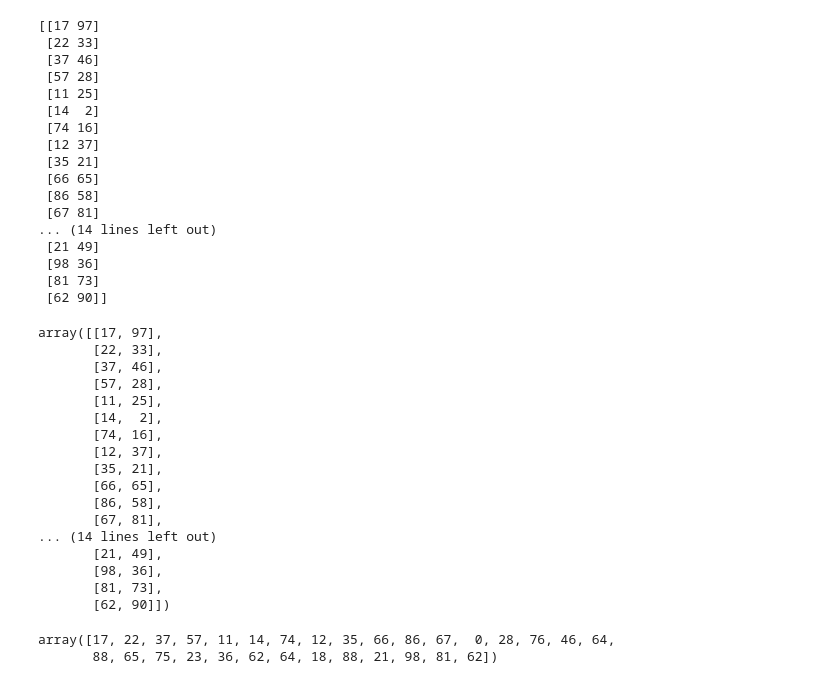
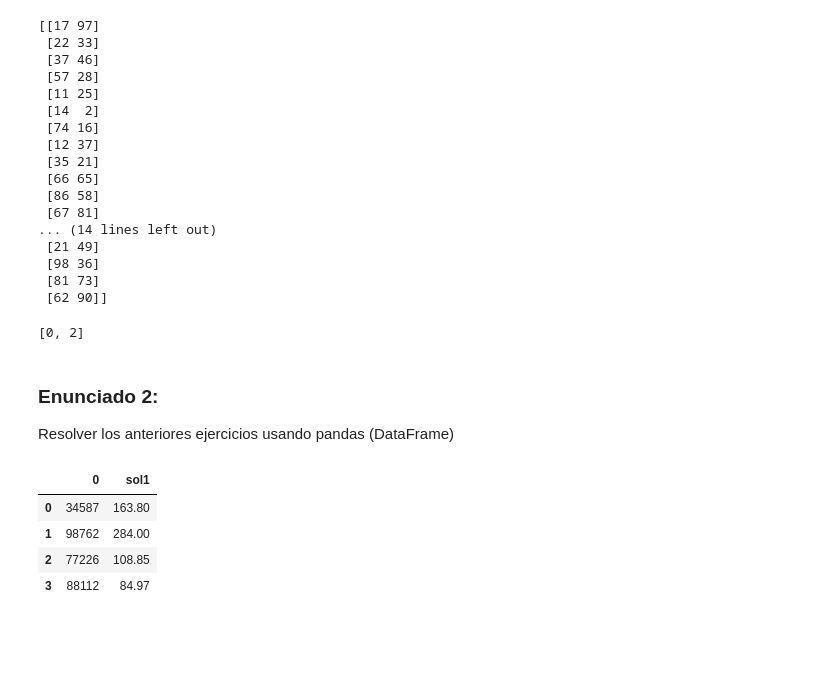
Before and after one commit to Tania-Bell/Tarea2_TBell_JSGonzalez, a Jupyter notebook: Tarea_2.ipynb, the cells around one changed output. Drawn from its saved outputs; the diff is of its cells as text; code cells hidden in the pictures; blank space fills up the shorter version.

Commit message:
Segundo Intento Tania
Segundo intento para completar los enunciados, falta la solucion 2 cambiarlo a reduce y completar la seccion en pandas.

```diff
--- a/Tarea_2.ipynb
+++ b/Tarea_2.ipynb
@@ -78,16 +73,0 @@ TypeError: 'int' object is not subscriptable
-# %%
-orders = [[1, ("5464", 4, 9.99), ("8274",18,12.99), ("9744", 9, 44.95)],
-          [2, ("5464", 9, 9.99), ("9744", 9, 44.95)],
-          [3, ("5464", 9, 9.99), ("88112", 11, 24.99)],
-          [4, ("8732", 7, 11.99), ("7733",11,18.99), ("88112", 5, 39.95)] ]
-x = []
-for n in range(len(orders)):
-    if len(orders[n]) == 4:
-        for k in range(len(orders[n])):
-            for p in range(orders[n][k]):
-                if isinstance(orders[n][k], (list, tuple)):
-                    x.append(orders[n][k][p])
-                else:
-                    x.append(orders[n][k])
-
-x
@@ -167,34 +145,13 @@ print(point_xy)
  [98 36]
  [81 73]
  [62 90]]
-# %%
-np.minimum.reduce([point_xy])
-# %% [output]
-array([[17, 97],
-       [22, 33],
-       [37, 46],
-       [57, 28],
-       [11, 25],
-       [14,  2],
-       [74, 16],
-       [12, 37],
-       [35, 21],
-       [66, 65],
-       [86, 58],
-       [67, 81],
-... (14 lines left out)
-       [21, 49],
-       [98, 36],
-       [81, 73],
-       [62, 90]])
 # %%
-x = []
-for i in range(len(point_xy)):
-    x.append(point_xy[i][0])
-
-x = list(map(lambda i: point_xy[i][0], range(len(point_xy))))
-y = list(map(lambda i: point_xy[i][1], range(len(point_xy))))
-np.minimum.reduce([x])
+min_red = [np.minimum.reduce(list(map(lambda i: point_xy[i][0], range(len(point_xy))))),
+           np.minimum.reduce(list(map(lambda i: point_xy[i][1], range(len(point_xy)))))]
+min_red
 # %% [output]
-array([17, 22, 37, 57, 11, 14, 74, 12, 35, 66, 86, 67,  0, 28, 76, 46, 64,
-       88, 65, 75, 23, 36, 62, 64, 18, 88, 21, 98, 81, 62])
+[0, 2]
+# %% [markdown]
+### Enunciado 2:
+
+Resolver los anteriores ejercicios usando pandas (DataFrame)
@@ -200,0 +160,16 @@ array([17, 22, 37, 57, 11, 14, 74, 12, 35, 66, 86, 67,  0, 28, 76, 46, 64,
+# %%
+########### Solución 1 pandas
+orders = [ ["34587", "Learning Python, Mark Lutz", 4, 40.95],
+           ["98762", "Programming Python, Mark Lutz", 5, 56.80],
+           ["77226", "Head First Python, Paul Barry", 3,32.95],
+           ["88112", "Einführung in Python3, Bernd Klein", 3, 24.99]]
+orders_pd = pd.DataFrame(orders).drop([1], axis=1)
+orders_pd['sol1'] = orders_pd[2] * orders_pd[3]
+orders_pd['sol1'] = orders_pd['sol1'].apply(lambda x: x+10 if x < 100 else x)
+orders_pd.drop([2,3],axis=1)
+# %% [output]
+|  | 0 | sol1 |
+| 0 | 34587 | 163.80 |
+| 1 | 98762 | 284.00 |
+| 2 | 77226 | 108.85 |
+| 3 | 88112 | 84.97 |
```
Also changed, not shown: parts of 7 cells of this notebook.
